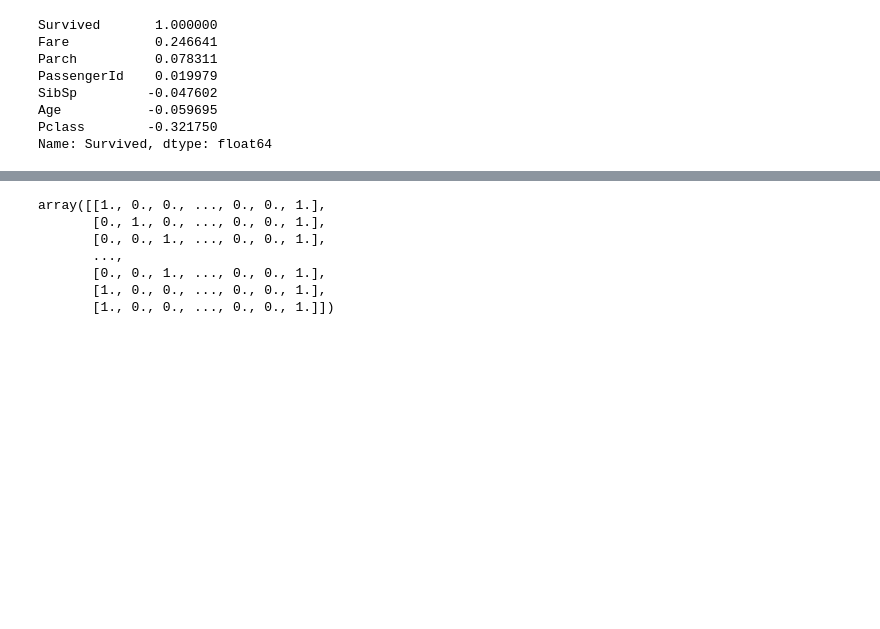
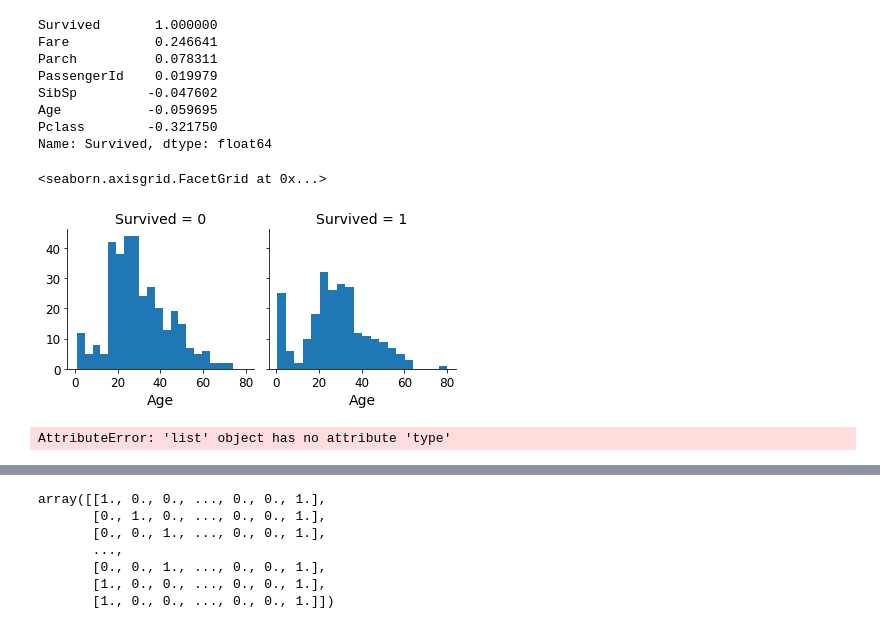
Before and after one commit to franpog859/titanic-competition, a Jupyter notebook: clean/process_data.ipynb, the cells around one changed output, grey strips where cells are left out. Saved outputs shown, nothing was run; the diff lists cells and outputs as text; code cells hidden in the pictures; blank space fills up the shorter version.

```diff
--- a/clean/process_data.ipynb
+++ b/clean/process_data.ipynb
@@ -137,3 +152,20 @@ SibSp         -0.047602
 Age           -0.059695
 Pclass        -0.321750
 Name: Survived, dtype: float64
+# %%
+import seaborn as sns
+
+g = sns.FacetGrid(train_data, col='Survived')
+g.map(plt.hist, 'Age', bins=20)
+# %% [output]
+<seaborn.axisgrid.FacetGrid at 0x...>
+[figure, added]
+# %%
+train_set = [train_data]
+train_set.type()
+for dataset in train_set:
+    dataset['Title'] = dataset.Name.str.extract(' ([A-Za-z]+)\.', expand=False)
+
+pd.crosstab(train_data['Title'], train_data['Sex'])
+# %% [output]
+AttributeError: 'list' object has no attribute 'type'
```
Also changed, not shown: parts of 20 cells of this notebook, 6 other files.
